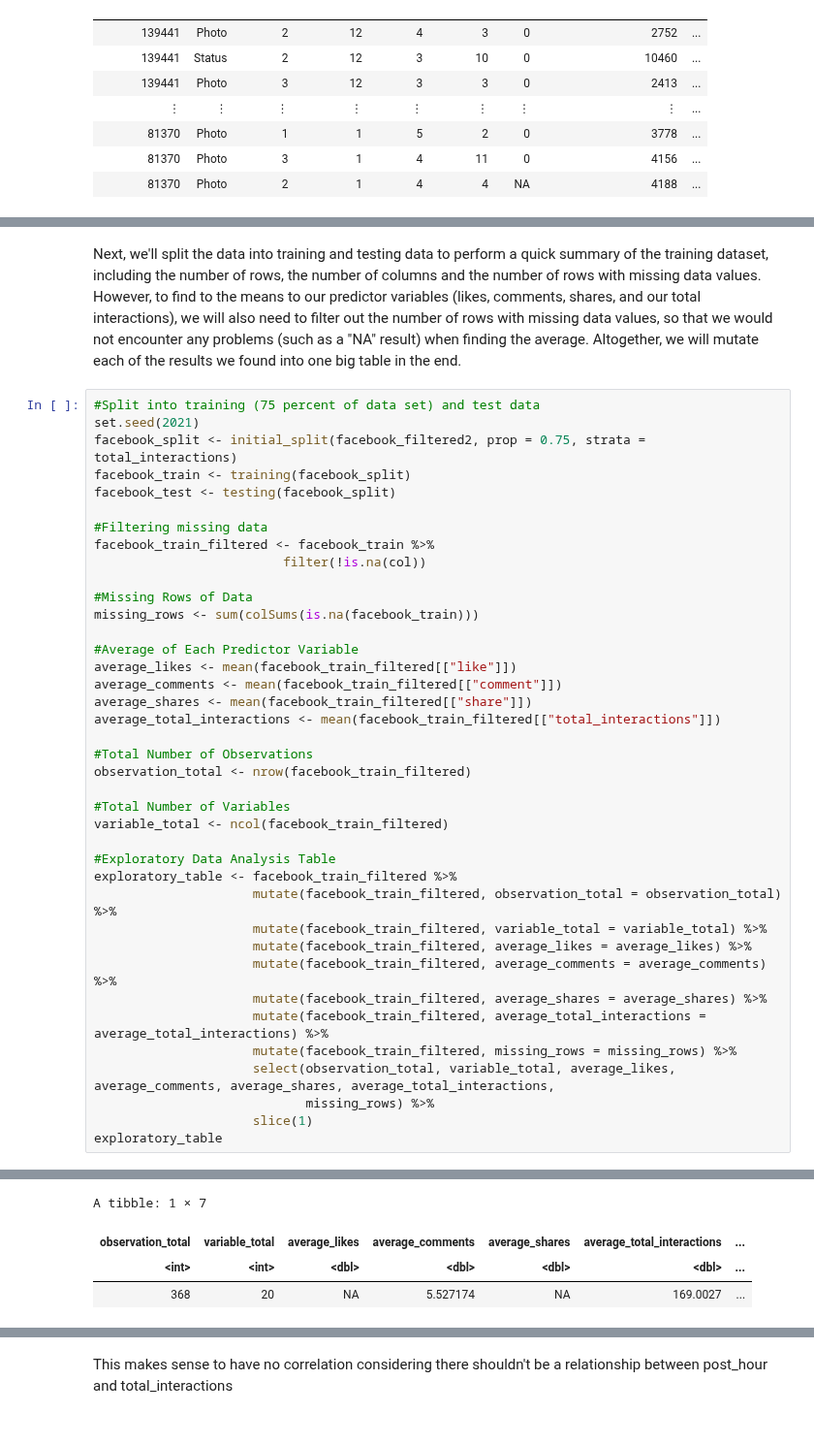
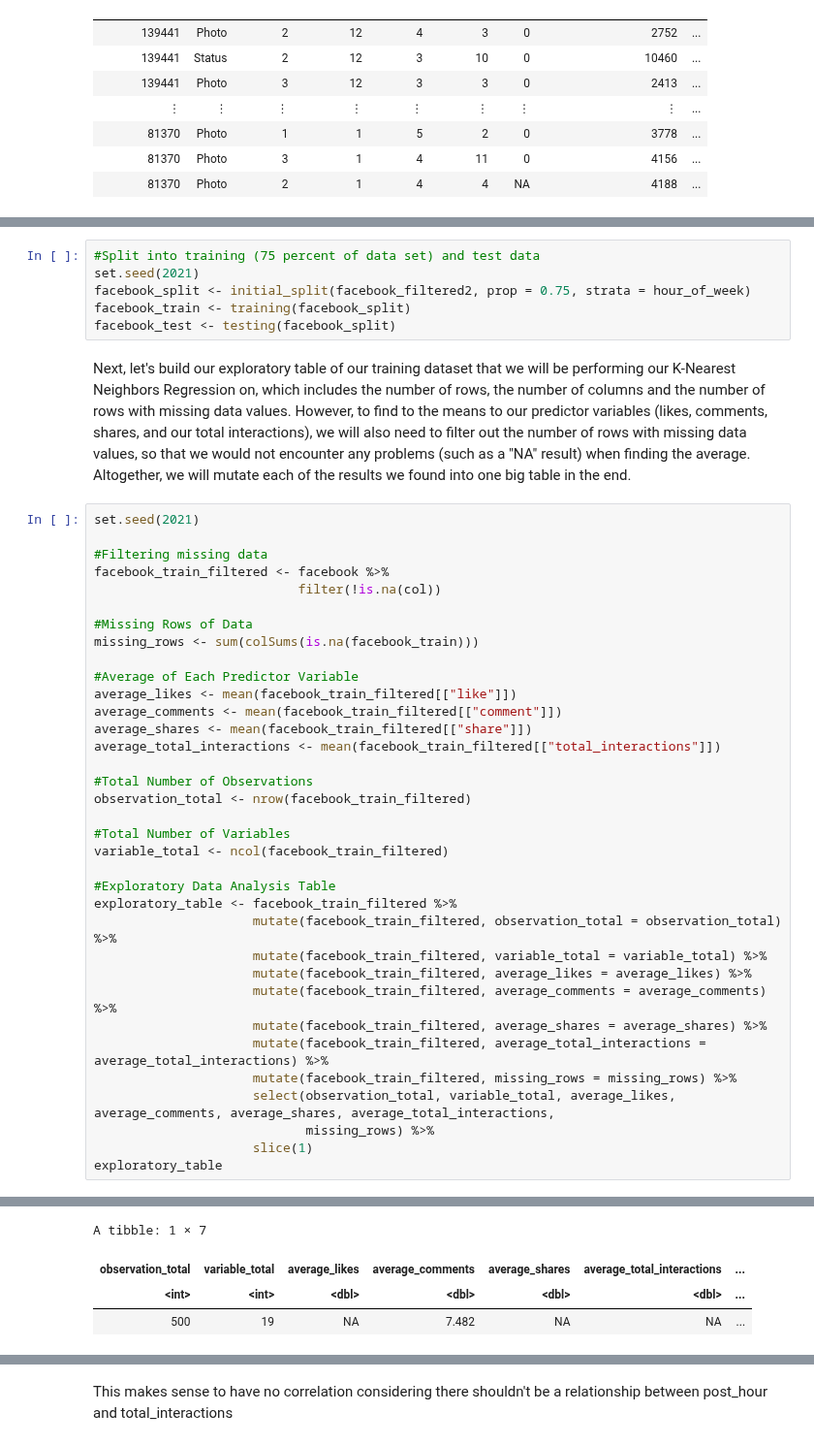
Before and after one commit to amellios/data_science_woohoo, a Jupyter notebook: Final Project Analysis.ipynb, the cells around one changed output, grey strips where cells are left out. Shown at 97% size. Saved outputs shown, nothing was run; the diff lists cells and outputs as text.

```diff
--- a/Final Project Analysis.ipynb
+++ b/Final Project Analysis.ipynb
@@ -127,15 +110,17 @@ A spec_tbl_df: 488 × 20
+# %%
+#Split into training (75 percent of data set) and test data
+set.seed(2021)
+facebook_split <- initial_split(facebook_filtered2, prop = 0.75, strata = hour_of_week)
+facebook_train <- training(facebook_split)
+facebook_test <- testing(facebook_split)
 # %% [markdown]
-Next, we'll split the data into training and testing data to perform a quick summary of the training dataset, including the number of rows, the number of columns and the number of rows with missing data values. However, to find to the means to our predictor variables (likes, comments, shares, and our total interactions), we will also need to filter out the number of rows with missing data values, so that we would not encounter any problems (such as a "NA" result) when finding the average. Altogether, we will mutate each of the results we found into one big table in the end.
+Next, let's build our exploratory table of our training dataset that we will be performing our K-Nearest Neighbors Regression on, which includes the number of rows, the number of columns and the number of rows with missing data values. However, to find to the means to our predictor variables (likes, comments, shares, and our total interactions), we will also need to filter out the number of rows with missing data values, so that we would not encounter any problems (such as a "NA" result) when finding the average. Altogether, we will mutate each of the results we found into one big table in the end.
 # %%
-#Split into training (75 percent of data set) and test data
 set.seed(2021)
-facebook_split <- initial_split(facebook_filtered2, prop = 0.75, strata = total_interactions)
-facebook_train <- training(facebook_split)
-facebook_test <- testing(facebook_split)
 
 #Filtering missing data
-facebook_train_filtered <- facebook_train %>%
-                         filter(!is.na(col))
+facebook_train_filtered <- facebook %>%
+                           filter(!is.na(col))
 
 #Missing Rows of Data
 missing_rows <- sum(colSums(is.na(facebook_train)))
@@ -171,4 +158,4 @@ Warning message in is.na(col):
 A tibble: 1 × 7
 | observation_total | variable_total | average_likes | average_comments | average_shares | average_total_interactions | ... |
 | <int> | <int> | <dbl> | <dbl> | <dbl> | <dbl> | ... |
-| 368 | 20 | NA | 5.527174 | NA | 169.0027 | ... |
+| 500 | 19 | NA | 7.482 | NA | NA | ... |
```
Also changed, not shown: parts of 21 cells of this notebook.
